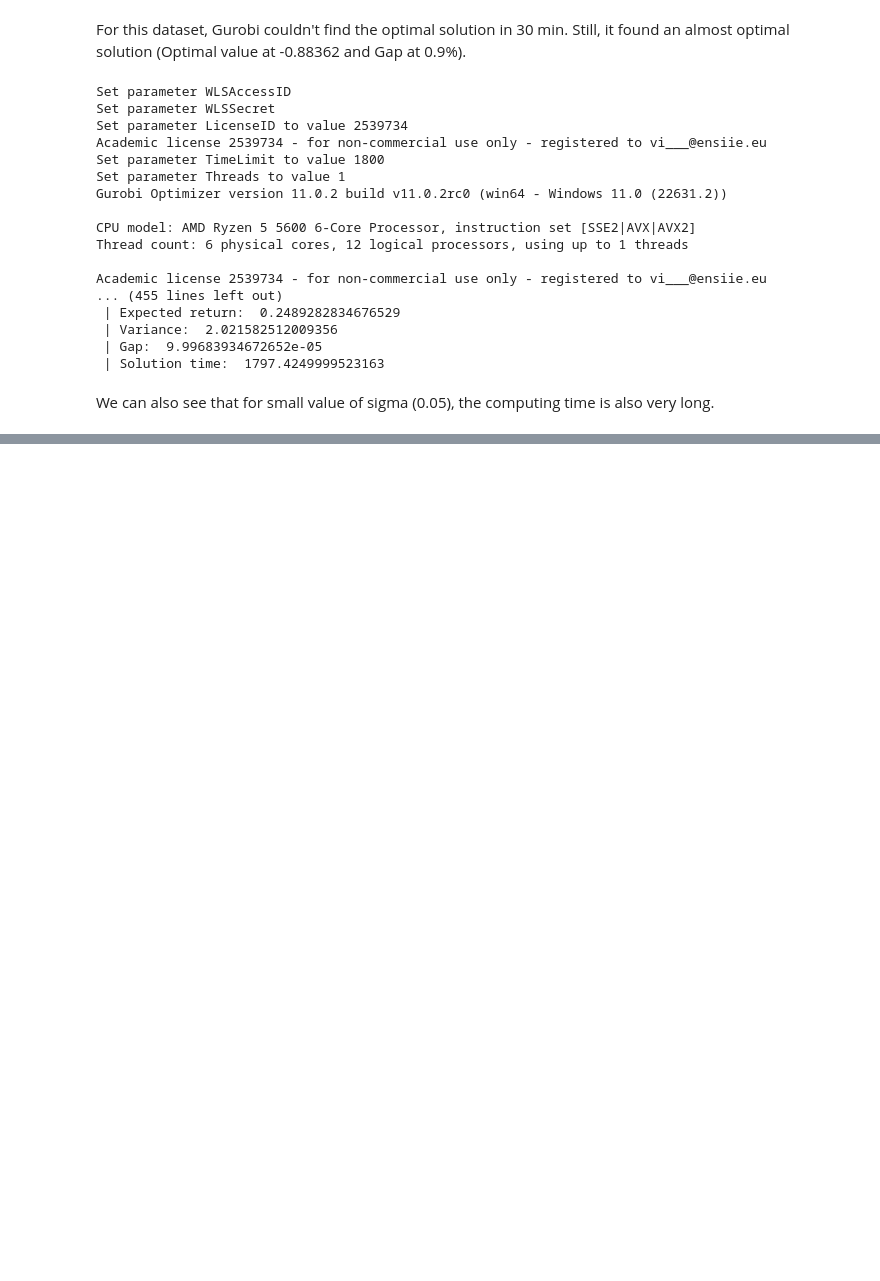
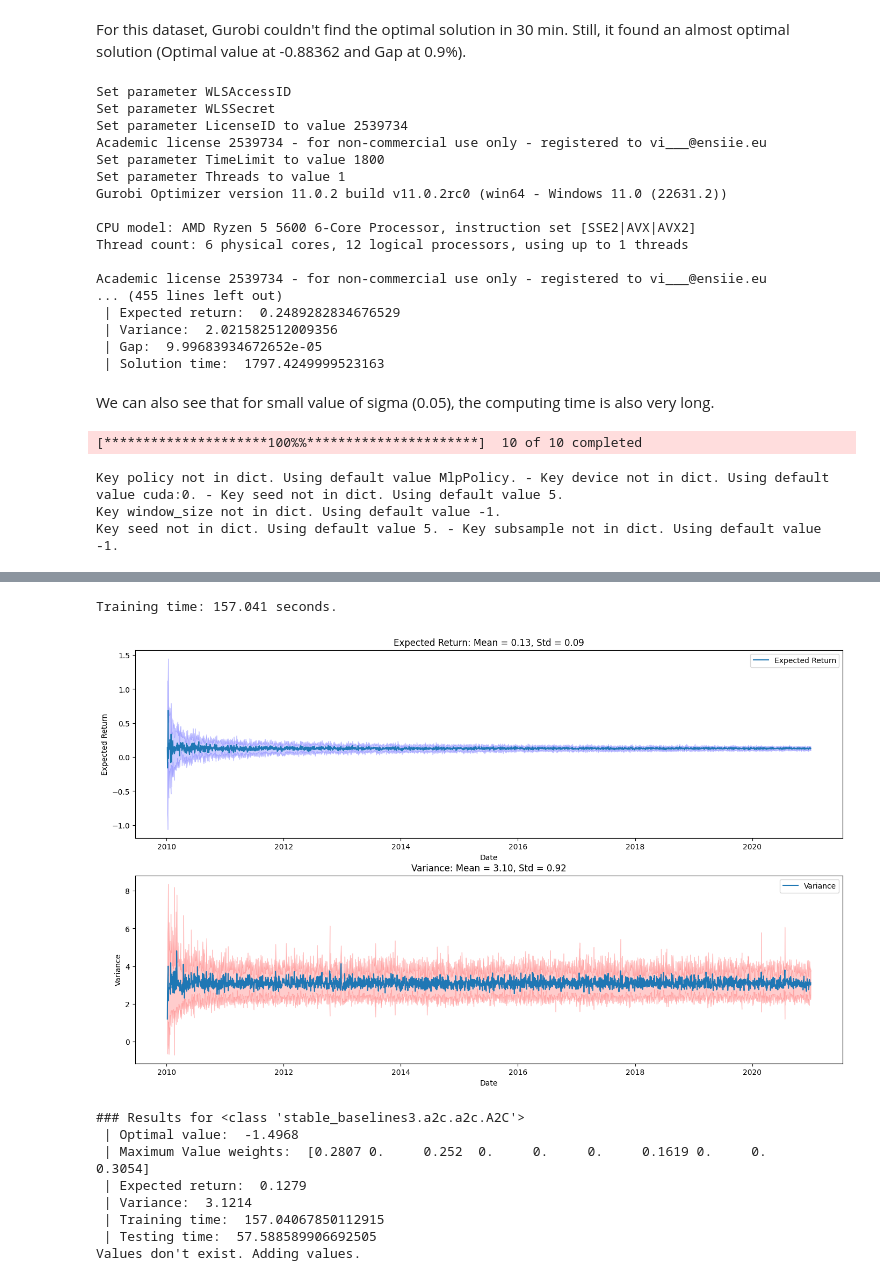
Before and after one commit to TAN-Victor/Stage_SPP, a Jupyter notebook: SSP_with_other_data.ipynb, the cells around one changed output, grey strips where cells are left out. Saved outputs shown, nothing was run; the diff lists cells and outputs as text; code cells hidden in the pictures; blank space fills up the shorter version.

```diff
--- a/SSP_with_other_data.ipynb
+++ b/SSP_with_other_data.ipynb
@@ -93,3 +76,29 @@ Academic license 2539734 - for non-commercial use only - registered to vi___@ens
  | Solution time:  1797.4249999523163
 # %% [markdown]
 We can also see that for small value of sigma (0.05), the computing time is also very long.
+# %%
+tickers =  ["AAPL", "MSFT", "AMZN", "GOOGL", "F", "TSLA", "NVDA", "V", "AMD", "NFLX"]
+df = yf.download([tickers][0], start='2010-01-01', end="2021-01-01")
+data = df.copy()
+
+data['Adj Close'] = data['Adj Close'].ffill()
+df = df.bfill(axis=1)
+data['Adj Close'] = data['Adj Close'].bfill()
+df = df.bfill(axis=1)
+
+data = data['Adj Close']
+data = data.pct_change().iloc[1:, :100] * 100
+
+vector_dict={"vector_size": 20, "shuffle": True}
+model_dict={"model_name": A2C}
+env_dict={"data": data, "sigma": 0.5, "random_nn": True, "random_data": True, "cardinality_constraint": 4, "cardinality_constraint_mode": "renormalize", "lambda_regularization": 1.0, "shrinkage": False}
+policy_dict={"net_arch":[16, 16]}
+training_dict={"max_iteration": 5, "n_timesteps": 40000, "model_save": f"Models/{model_dict['model_name'].__name__}_{env_dict['sigma']}_{env_dict['cardinality_constraint']}_{env_dict['cardinality_constraint_mode']}_{env_dict['lambda_regularization']}_{'_'.join(str(x) for x in policy_dict['net_arch'])}_{vector_dict['vector_size']}.zip"}
+xlsx_name = "examples.xlsx-subsetpkl"
+
+SSP_MV_vect(vector_dict= vector_dict, model_dict= model_dict, training_dict= training_dict, env_dict= env_dict, policy_dict= policy_dict, xlsx_name= xlsx_name)
+# %% [output]
+[*********************100%%**********************]  10 of 10 completed
+Key policy not in dict. Using default value MlpPolicy. - Key device not in dict. Using default value cuda:0. - Key seed not in dict. Using default value 5.
+Key window_size not in dict. Using default value -1.
+Key seed not in dict. Using default value 5. - Key subsample not in dict. Using default value -1.
@@ -95,0 +108,10 @@ We can also see that for small value of sigma (0.05), the computing time is also
+Training time: 157.041 seconds.
+[figure, added]
+### Results for <class 'stable_baselines3.a2c.a2c.A2C'>
+ | Optimal value:  -1.4968
+ | Maximum Value weights:  [0.2807 0.     0.252  0.     0.     0.     0.1619 0.     0.     0.3054]
+ | Expected return:  0.1279
+ | Variance:  3.1214
+ | Training time:  157.04067850112915
+ | Testing time:  57.588589906692505
+Values don't exist. Adding values.
```
Also changed, not shown: parts of 2 cells of this notebook.
